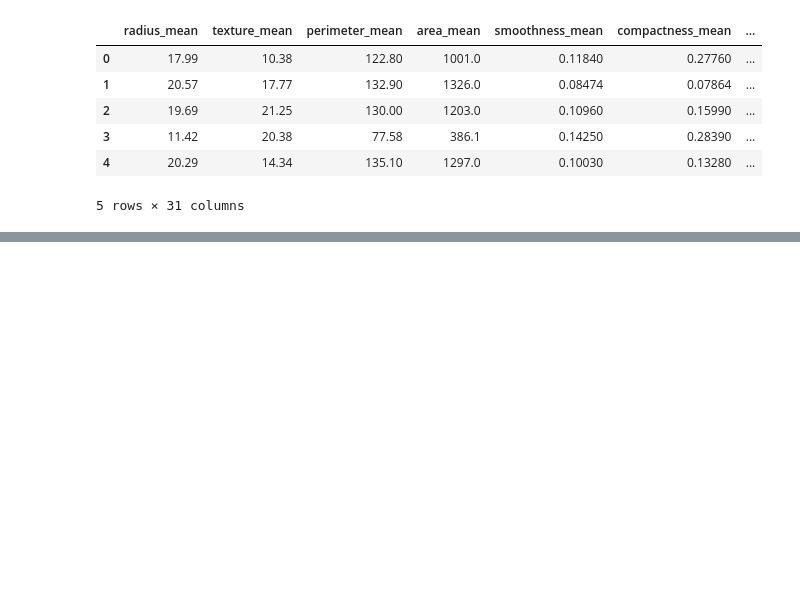
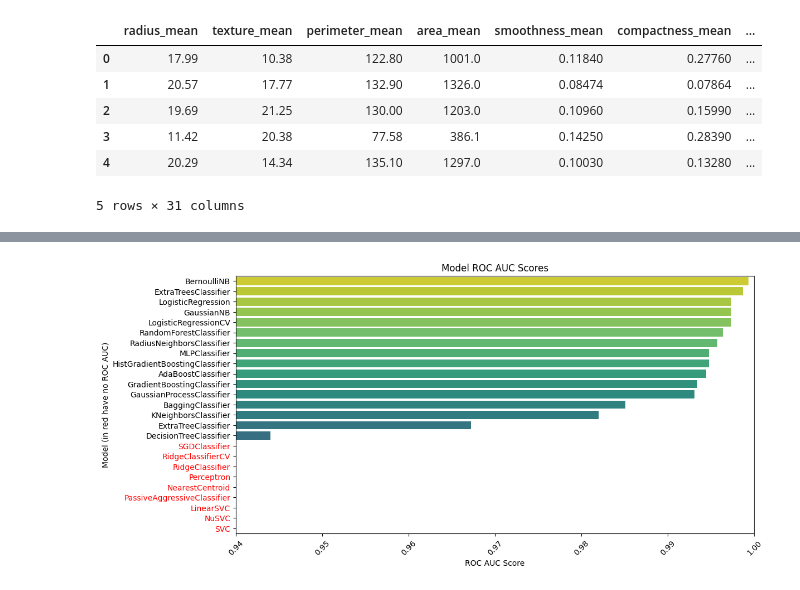
Before and after one commit to DeusNexus/iu-breast-cancer-identification, a Jupyter notebook: notebooks/model_training.ipynb, the cells around one changed output, grey strips where cells are left out. Cells and saved outputs as stored; diff of their text form; code cells hidden in the pictures; blank space fills up the shorter version.

```diff
--- a/notebooks/model_training.ipynb
+++ b/notebooks/model_training.ipynb
@@ -117,0 +223,36 @@ plt.show()
+# %%
+# Create a copy of df_models to preserve the original data
+df_models_roc = df_models.copy()
+
+# Replace 'N/A' values in 'ROC AUC' column with 0
+df_models_roc['ROC AUC'] = pd.to_numeric(df_models_roc['ROC AUC'], errors='coerce').fillna(0)
+
+# Convert 'ROC AUC' column to numeric now that all values are valid numbers
+df_models_roc['ROC AUC'] = pd.to_numeric(df_models_roc['ROC AUC'])
+
+# Sort the DataFrame for the plot
+df_sorted = df_models_roc.sort_values(by='ROC AUC', ascending=False)
+
+# Plot using seaborn
+plt.figure(figsize=(12, 6))
+
+# Create barplot
+ax = sns.barplot(data=df_sorted, y='Model', x='ROC AUC',palette='viridis_r',legend=False,hue='Model')
+plt.xlim(0.94, 1)
+
+# Set labels
+plt.title('Model ROC AUC Scores')
+plt.ylabel('Model (in red have no ROC AUC)')
+plt.xlabel('ROC AUC Score')
+
+# Rotate x-axis labels
+plt.xticks(rotation=45)  # Rotate labels 45 degrees
+
+# Change the color of the label to red where 'ROC AUC' is 0
+for i, model in enumerate(df_sorted['Model']):
+    if df_sorted[df_sorted['Model'] == model]['ROC AUC'].values[0] == 0:
+        ax.get_yticklabels()[i].set_color('red')
+
+plt.show()
+# %% [output]
+[figure, added]
```
Also changed, not shown: parts of 13 cells of this notebook, 6 other files.
